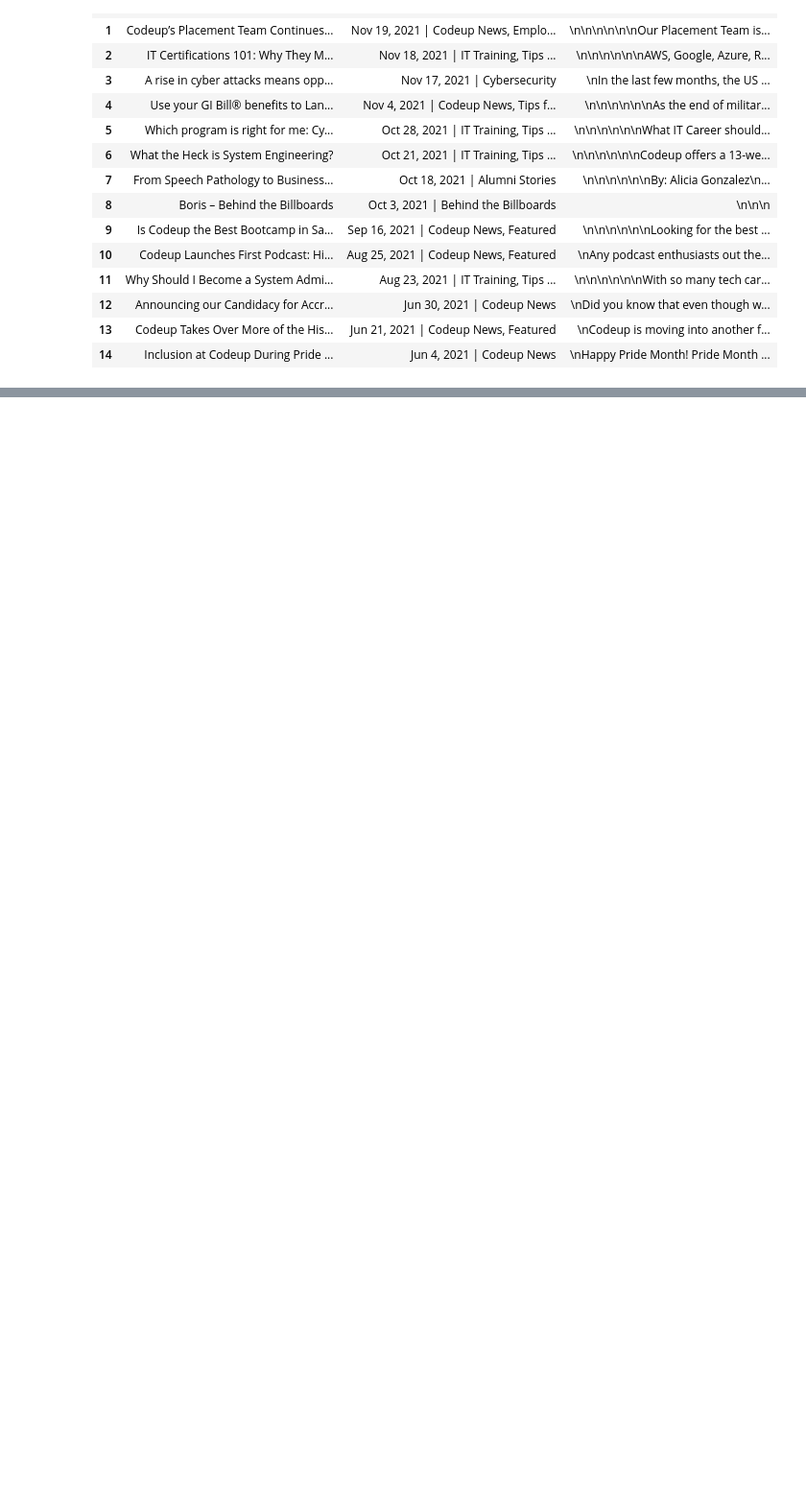
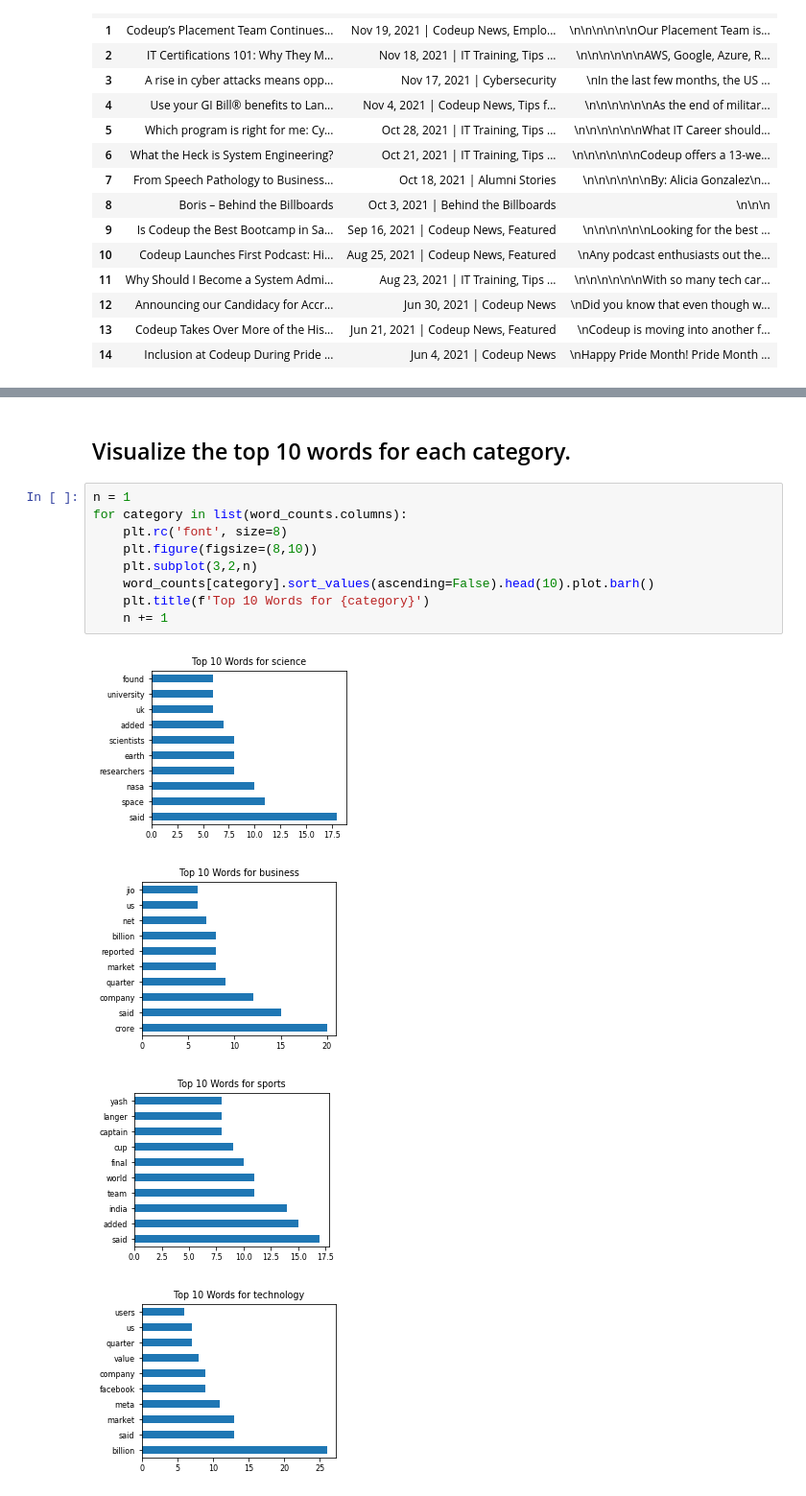
Before and after one commit to brentschriver/natural-language-processing-exercises, a Jupyter notebook: explore.ipynb, the cells around one changed output, grey strips where cells are left out. Shown at 96% size. Cells and saved outputs as stored; diff of their text form; blank space fills up the shorter version.

```diff
--- a/explore.ipynb
+++ b/explore.ipynb
@@ -661,0 +682,16 @@ Text(0.5, 1.0, 'Top 10 Words for Science and Technology')
+# %% [markdown]
+## Visualize the top 10 words for each category.
+# %%
+n = 1
+for category in list(word_counts.columns):
+    plt.rc('font', size=8)
+    plt.figure(figsize=(8,10))
+    plt.subplot(3,2,n)
+    word_counts[category].sort_values(ascending=False).head(10).plot.barh()
+    plt.title(f'Top 10 Words for {category}')
+    n += 1
+# %% [output]
+[figure, added]
+[figure, added]
+[figure, added]
+[figure, added]
```
Also changed, not shown: parts of 53 cells of this notebook, 1 other file.
